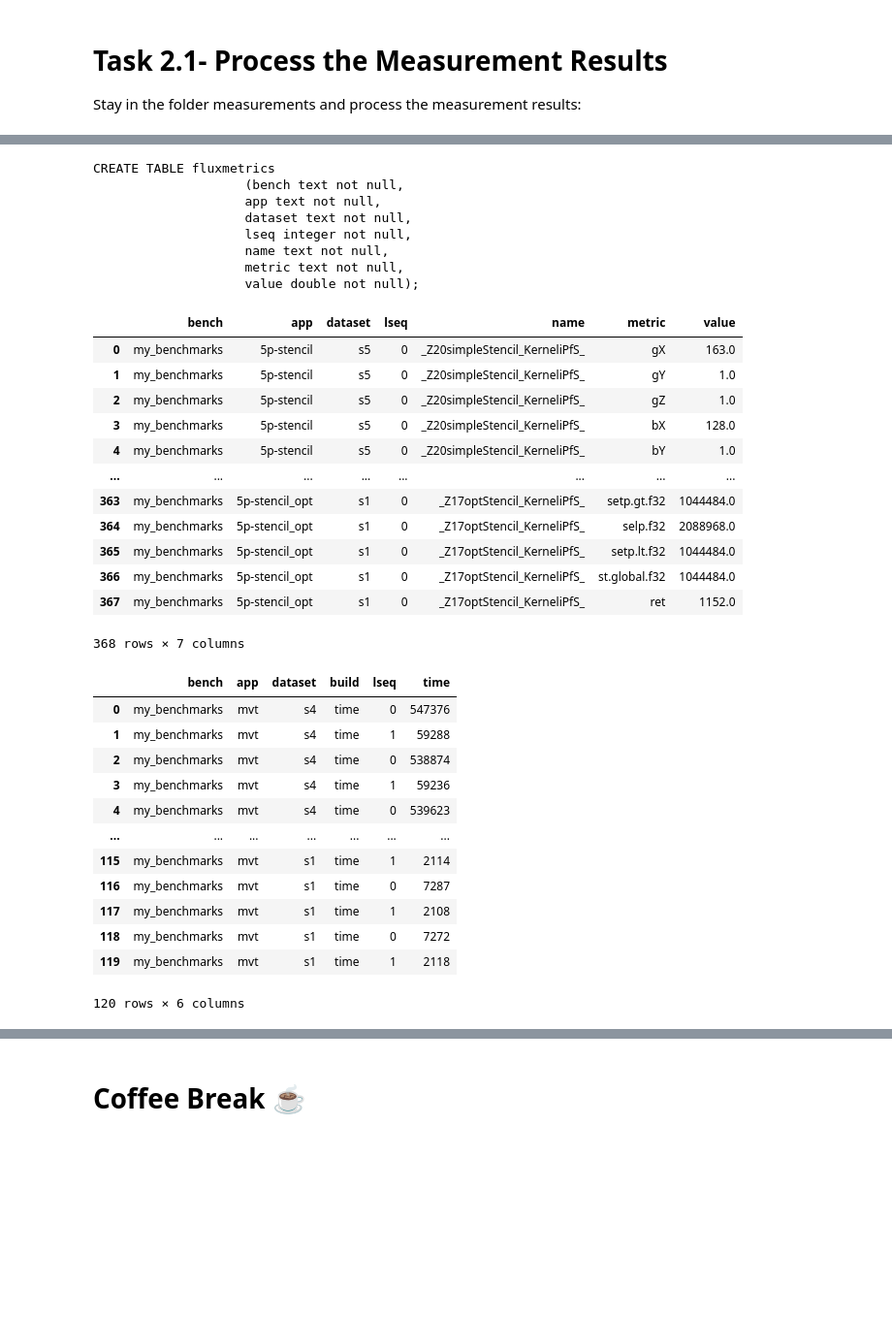
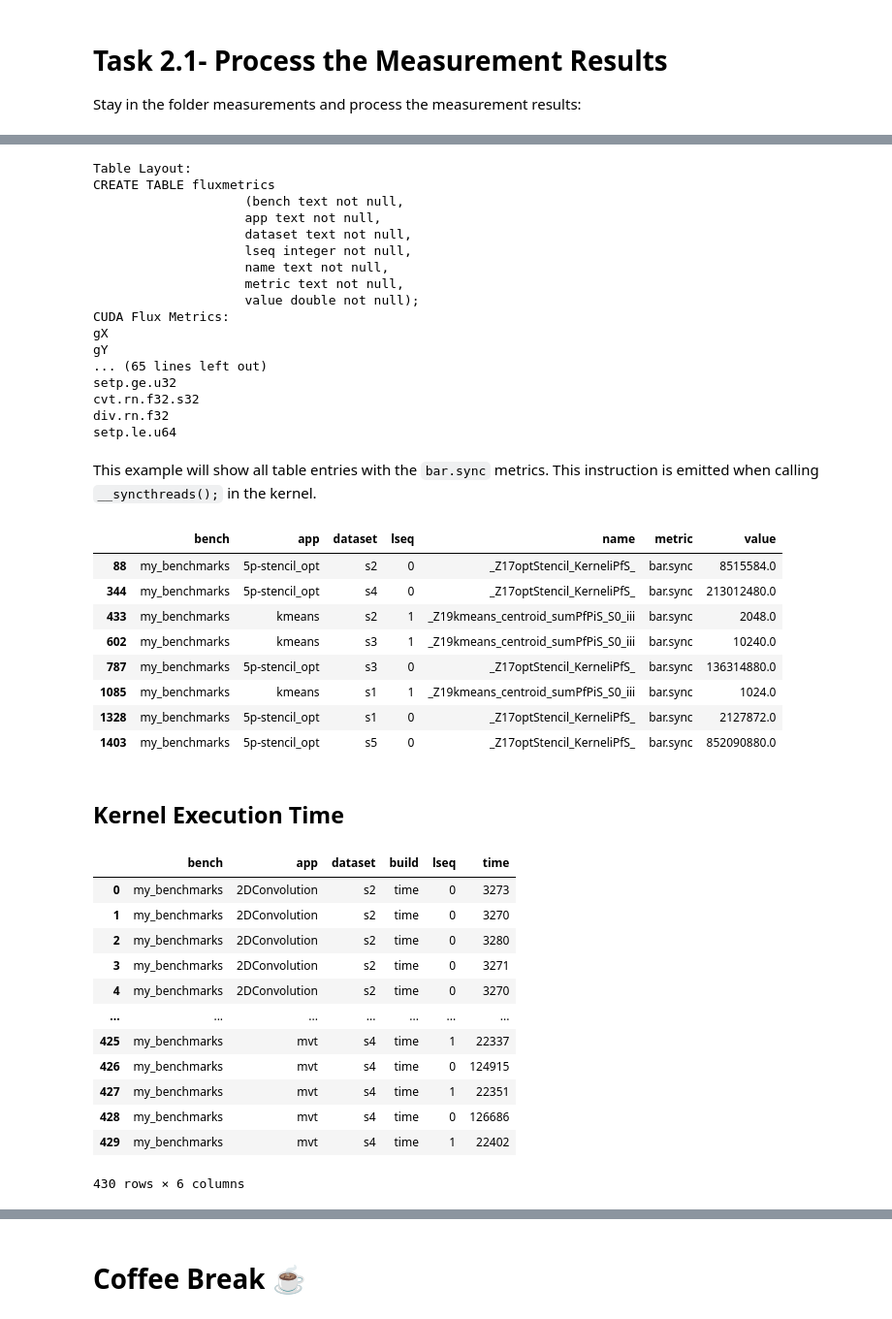
Before and after one commit to UniHD-CEG/gpu-mangrove-tutorial, a Jupyter notebook: hands-on.ipynb, the cells around one changed output, grey strips where cells are left out. Shown at 97% size. Saved outputs shown, nothing was run; the diff lists cells and outputs as text; code cells hidden in the pictures; blank space fills up the shorter version.

```diff
--- a/hands-on.ipynb
+++ b/hands-on.ipynb
@@ -238,7 +250,11 @@ You can view how data is stored in the database using sqlite3:
 # %%
 %%bash
+echo 'Table Layout:'
 sqlite3 measurements/cuda_flux_metrics.db .schema
+echo 'CUDA Flux Metrics:'
+sqlite3 measurements/cuda_flux_metrics.db 'select distinct(metric) from fluxmetrics;'
 # %% [output]
+Table Layout:
 CREATE TABLE fluxmetrics
                     (bench text not null,
                     app text not null,
@@ -247,48 +263,69 @@ CREATE TABLE fluxmetrics
                     name text not null,
                     metric text not null,
                     value double not null);
+CUDA Flux Metrics:
+gX
+gY
+... (65 lines left out)
+setp.ge.u32
+cvt.rn.f32.s32
+div.rn.f32
+setp.le.u64
+# %% [markdown]
+This example will show all table entries with the `bar.sync` metrics. This instruction is emitted when calling `__syncthreads();` in the kernel.
 # %%
 import pandas as pd
 import sqlite3
 
 with sqlite3.Connection('measurements/cuda_flux_metrics.db') as conn:
         df_features = pd.read_sql_query("select * from fluxmetrics", conn)
 
-df_features
+# Display all line with the metric bar.sync which is the __syncthreads(); function call.
+df_features[df_features['metric'] == 'bar.sync']
+
+# Uncomment to get complete table
+# Setting to show complete table:
+# pd.set_option('display.max_rows', None)
+# pd.set_option('display.max_columns', None)
+# pd.set_option('display.width', None)
+# df_features
 # %% [output]
 |  | bench | app | dataset | lseq | name | metric | value |
-| 0 | my_benchmarks | 5p-stencil | s5 | 0 | _Z20simpleStencil_KerneliPfS_ | gX | 163.0 |
-| 1 | my_benchmarks | 5p-stencil | s5 | 0 | _Z20simpleStencil_KerneliPfS_ | gY | 1.0 |
-| 2 | my_benchmarks | 5p-stencil | s5 | 0 | _Z20simpleStencil_KerneliPfS_ | gZ | 1.0 |
-| 3 | my_benchmarks | 5p-stencil | s5 | 0 | _Z20simpleStencil_KerneliPfS_ | bX | 128.0 |
-| 4 | my_benchmarks | 5p-stencil | s5 | 0 | _Z20simpleStencil_KerneliPfS_ | bY | 1.0 |
-| ... | ... | ... | ... | ... | ... | ... | ... |
-| 363 | my_benchmarks | 5p-stencil_opt | s1 | 0 | _Z17optStencil_KerneliPfS_ | setp.gt.f32 | 1044484.0 |
-| 364 | my_benchmarks | 5p-stencil_opt | s1 | 0 | _Z17optStencil_KerneliPfS_ | selp.f32 | 2088968.0 |
-| 365 | my_benchmarks | 5p-stencil_opt | s1 | 0 | _Z17optStencil_KerneliPfS_ | setp.lt.f32 | 1044484.0 |
-| 366 | my_benchmarks | 5p-stencil_opt | s1 | 0 | _Z17optStencil_KerneliPfS_ | st.global.f32 | 1044484.0 |
-| 367 | my_benchmarks | 5p-stencil_opt | s1 | 0 | _Z17optStencil_KerneliPfS_ | ret | 1152.0 |
+| 88 | my_benchmarks | 5p-stencil_opt | s2 | 0 | _Z17optStencil_KerneliPfS_ | bar.sync | 8515584.0 |
+| 344 | my_benchmarks | 5p-stencil_opt | s4 | 0 | _Z17optStencil_KerneliPfS_ | bar.sync | 213012480.0 |
+| 433 | my_benchmarks | kmeans | s2 | 1 | _Z19kmeans_centroid_sumPfPiS_S0_iii | bar.sync | 2048.0 |
+| 602 | my_benchmarks | kmeans | s3 | 1 | _Z19kmeans_centroid_sumPfPiS_S0_iii | bar.sync | 10240.0 |
+| 787 | my_benchmarks | 5p-stencil_opt | s3 | 0 | _Z17optStencil_KerneliPfS_ | bar.sync | 136314880.0 |
+| 1085 | my_benchmarks | kmeans | s1 | 1 | _Z19kmeans_centroid_sumPfPiS_S0_iii | bar.sync | 1024.0 |
+| 1328 | my_benchmarks | 5p-stencil_opt | s1 | 0 | _Z17optStencil_KerneliPfS_ | bar.sync | 2127872.0 |
+| 1403 | my_benchmarks | 5p-stencil_opt | s5 | 0 | _Z17optStencil_KerneliPfS_ | bar.sync | 852090880.0 |
-368 rows × 7 columns
+# %% [markdown]
+## Kernel Execution Time
 # %%
 import pandas as pd
 import sqlite3
 import matplotlib.pyplot as plt
 
-with sqlite3.Connection('measurements/kernel_time_K20.db') as conn:
-            df_time = pd.read_sql_query("select * from kerneltime", conn)
+# Replace T4 with K80 if you measured on the K80 GPU
+with sqlite3.Connection('measurements/kernel_time_T4.db') as conn:
+            df = pd.read_sql_query("select * from kerneltime", conn)
 
-df_time
+# Setting to show complete table:
+# pd.set_option('display.max_rows', None)
+# pd.set_option('display.max_columns', None)
+# pd.set_option('display.width', None)
+df
 # %% [output]
 |  | bench | app | dataset | build | lseq | time |
-| 0 | my_benchmarks | mvt | s4 | time | 0 | 547376 |
-| 1 | my_benchmarks | mvt | s4 | time | 1 | 59288 |
-| 2 | my_benchmarks | mvt | s4 | time | 0 | 538874 |
-| 3 | my_benchmarks | mvt | s4 | time | 1 | 59236 |
-| 4 | my_benchmarks | mvt | s4 | time | 0 | 539623 |
+| 0 | my_benchmarks | 2DConvolution | s2 | time | 0 | 3273 |
+| 1 | my_benchmarks | 2DConvolution | s2 | time | 0 | 3270 |
+| 2 | my_benchmarks | 2DConvolution | s2 | time | 0 | 3280 |
+| 3 | my_benchmarks | 2DConvolution | s2 | time | 0 | 3271 |
+| 4 | my_benchmarks | 2DConvolution | s2 | time | 0 | 3270 |
 | ... | ... | ... | ... | ... | ... | ... |
-| 115 | my_benchmarks | mvt | s1 | time | 1 | 2114 |
-| 116 | my_benchmarks | mvt | s1 | time | 0 | 7287 |
-| 117 | my_benchmarks | mvt | s1 | time | 1 | 2108 |
-| 118 | my_benchmarks | mvt | s1 | time | 0 | 7272 |
-| 119 | my_benchmarks | mvt | s1 | time | 1 | 2118 |
+| 425 | my_benchmarks | mvt | s4 | time | 1 | 22337 |
+| 426 | my_benchmarks | mvt | s4 | time | 0 | 124915 |
+| 427 | my_benchmarks | mvt | s4 | time | 1 | 22351 |
+| 428 | my_benchmarks | mvt | s4 | time | 0 | 126686 |
+| 429 | my_benchmarks | mvt | s4 | time | 1 | 22402 |
-120 rows × 6 columns
+430 rows × 6 columns
```
Also changed, not shown: parts of 42 cells of this notebook, 3 other files.
